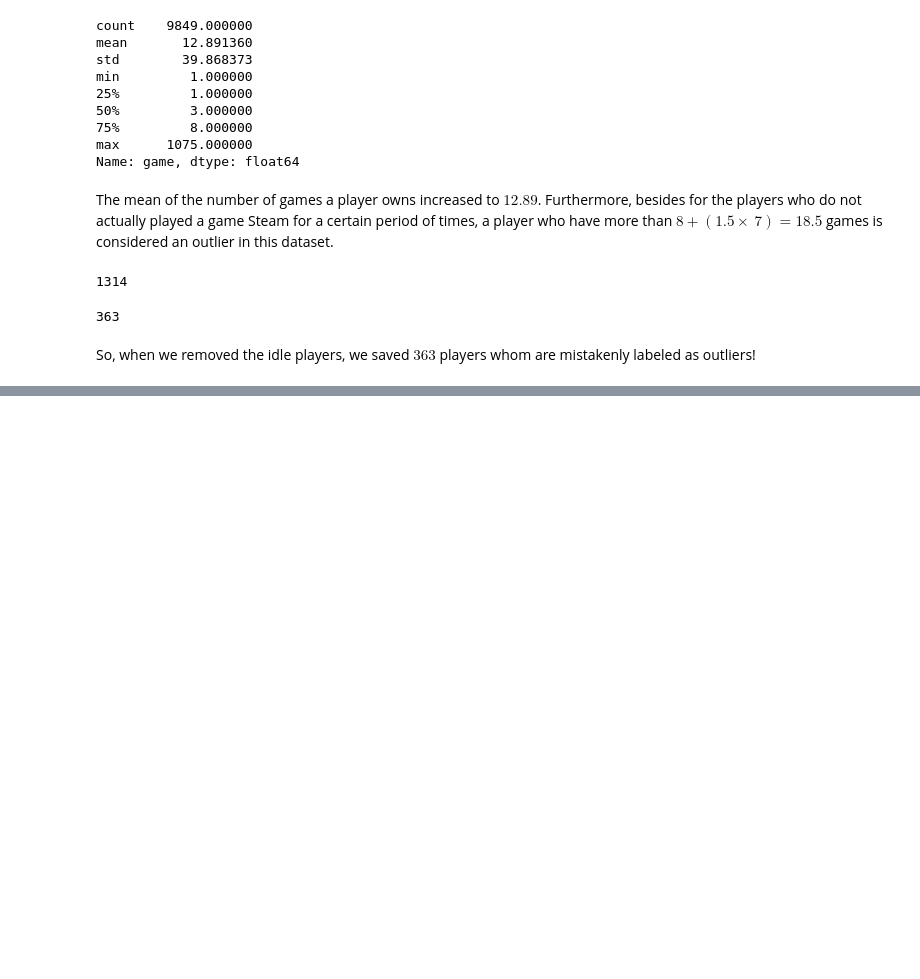
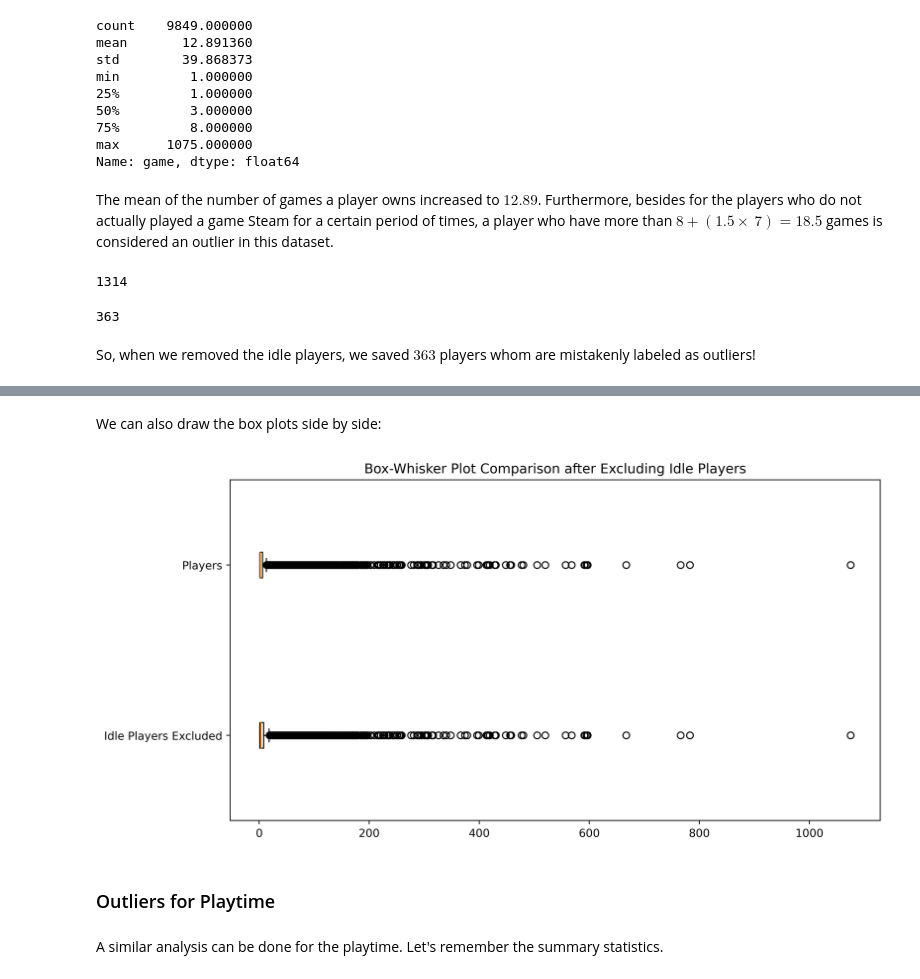
Before and after one commit to UgurKap/DataLitSteamAnalysis, a Jupyter notebook: src/001_BasicAnalysis.ipynb, the cells around one changed output, grey strips where cells are left out. Drawn from its saved outputs; the diff is of its cells as text; code cells hidden in the pictures; blank space fills up the shorter version.

Commit message:
Inspection Per Game, Planned Notebooks, MatrixFac experiment idea

```diff
--- a/src/001_BasicAnalysis.ipynb
+++ b/src/001_BasicAnalysis.ipynb
@@ -310,0 +336,2 @@ TODO: Continue with a similar analysis for playtime.
+# %% [markdown]
+We can also draw the box plots side by side:
@@ -310,0 +340,15 @@ TODO: Continue with a similar analysis for playtime.
+# %%
+fig, ax = plt.subplots(1, 1, figsize=(10, 5), dpi=500)
+
+ax.boxplot([new_num_games.game, number_of_games_df.game], vert=False)
+ax.set_yticklabels(["Idle Players Excluded", "Players"])
+ax.set_title("Box-Whisker Plot Comparison after Excluding Idle Players")
+
+fig.tight_layout()
+plt.show()
+# %% [output]
+[figure, added]
+# %% [markdown]
+### Outliers for Playtime
+# %% [markdown]
+A similar analysis can be done for the playtime. Let's remember the summary statistics.
```
Also changed, not shown: parts of 30 cells of this notebook, 3 other files.
